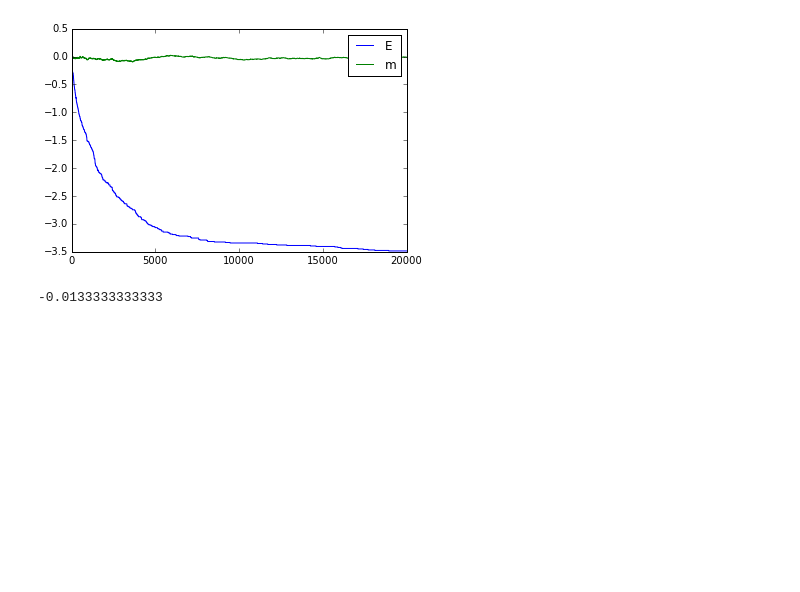
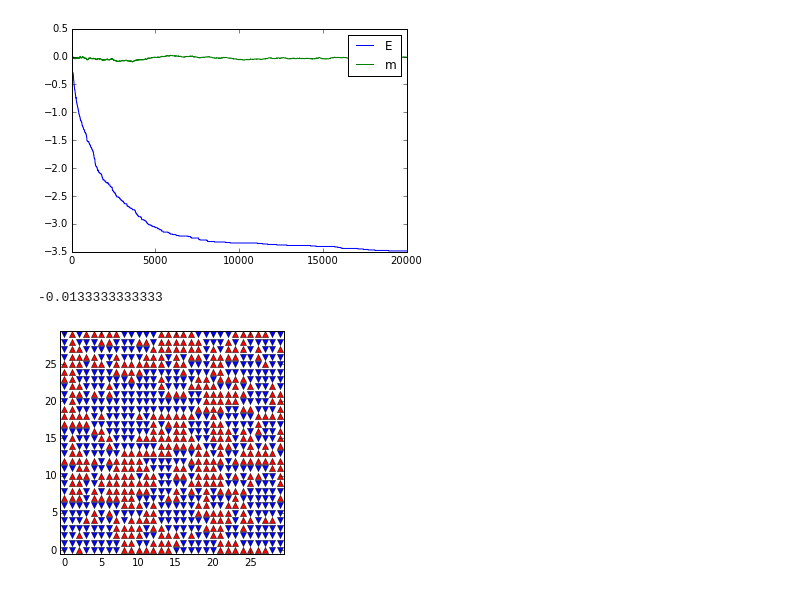
Before and after one commit to DromaninCM/PAS-IPython-notebooks, a Jupyter notebook: homework-4-pas-krzakala.ipynb, the cells around one changed output. Cells and saved outputs as stored; diff of their text form; code cells hidden in the pictures; blank space fills up the shorter version.

```diff
--- a/homework-4-pas-krzakala.ipynb
+++ b/homework-4-pas-krzakala.ipynb
@@ -114,3 +111,10 @@ M = (np.sum(G.grid==1)-np.sum(G.grid==-1))/900.0
 print M
 # %% [output]
 -0.0133333333333
+# %%
+Ising_highT = lattice(30, 4)
+# %%
+Ising_highT.MCMC(10000)
+Ising_highT.plot_lattice()
+# %% [output]
+[figure, added]
```
Also changed, not shown: parts of 6 cells of this notebook.
